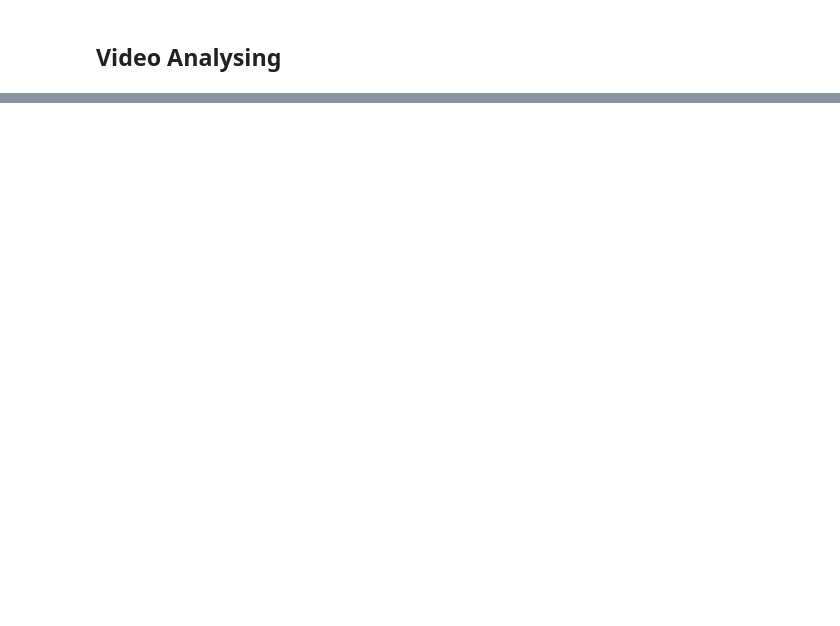
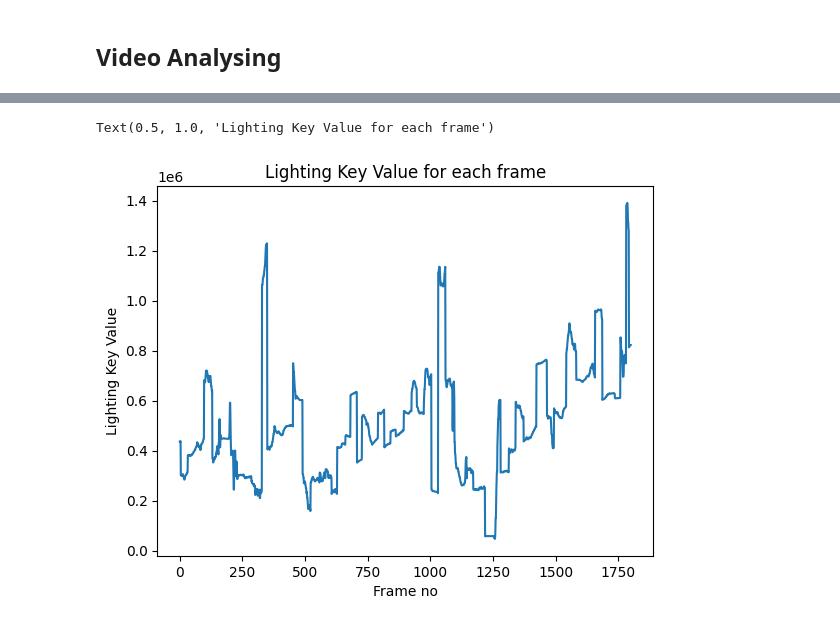
Before and after one commit to JTMalczewski/MultimodalEmotionRecognition, a Jupyter notebook: main.ipynb, the cells around one changed output, grey strips where cells are left out. Drawn from its saved outputs; the diff is of its cells as text; code cells hidden in the pictures; blank space fills up the shorter version.

Commit message:
video analyse

```diff
--- a/main.ipynb
+++ b/main.ipynb
@@ -89,0 +104,14 @@ with open('s01.dat', 'rb') as f:
+# %%
+video_path = './data/video_edited/vid_6.mp4'
+video_manager = VideoManager([video_path])
+scene_manager = SceneManager()
+scene_manager.add_detector(ContentDetector())
+video_manager.start()
+scene_manager.detect_scenes(frame_source=video_manager)
+
+shot_list = scene_manager.get_scene_list()
+print(f"Detected {len(shot_list)} shots in the video.")
+for shot in shot_list:
+    print(f"Shot start frame: {shot[0].get_frames()}")
+
+video_manager.release()
@@ -89,0 +151,54 @@ with open('s01.dat', 'rb') as f:
+# %%
+
+def calculate_lighting_key(frame):
+    """
+    Calculate the lighting key value for a given frame.
+    Parameters:
+        frame (np.array): Input frame in grayscale.
+    Returns:
+        LKf (float): Lighting key value for the frame.
+    """
+    pixel_values = frame.flatten()
+    delta_f = np.mean(pixel_values)
+    sigma_f = np.var(pixel_values)
+    LKf = delta_f * sigma_f
+
+    return LKf
+
+def process_video(video_path):
+    """
+    Process the video to calculate lighting key value for each frame.
+    Parameters:
+        video_path (str): Path to the input video.
+    Returns:
+        lighting_key_values (list): List of lighting key values for each frame.
+    """
+    cap = cv2.VideoCapture(video_path)
+    lighting_key_values = []
+
+    frame_count = 0
+
+    while cap.isOpened():
+        ret, frame = cap.read()
+        if not ret:
+            break
+
+        gray_frame = cv2.cvtColor(frame, cv2.COLOR_BGR2GRAY)
+
+        LKf = calculate_lighting_key(gray_frame)
+        lighting_key_values.append(LKf)
+
+        frame_count += 1
+    cap.release()
+    return lighting_key_values
+
+video_path = './data/video_edited/vid_6.mp4'
+lighting_key_values = process_video(video_path)
+
+plt.plot(lighting_key_values)
+plt.xlabel('Frame no')
+plt.ylabel('Lighting Key Value')
+plt.title('Lighting Key Value for each frame')
+# %% [output]
+Text(0.5, 1.0, 'Lighting Key Value for each frame')
+[figure, added]
```
Also changed, not shown: parts of 25 cells of this notebook, 23 other files.
